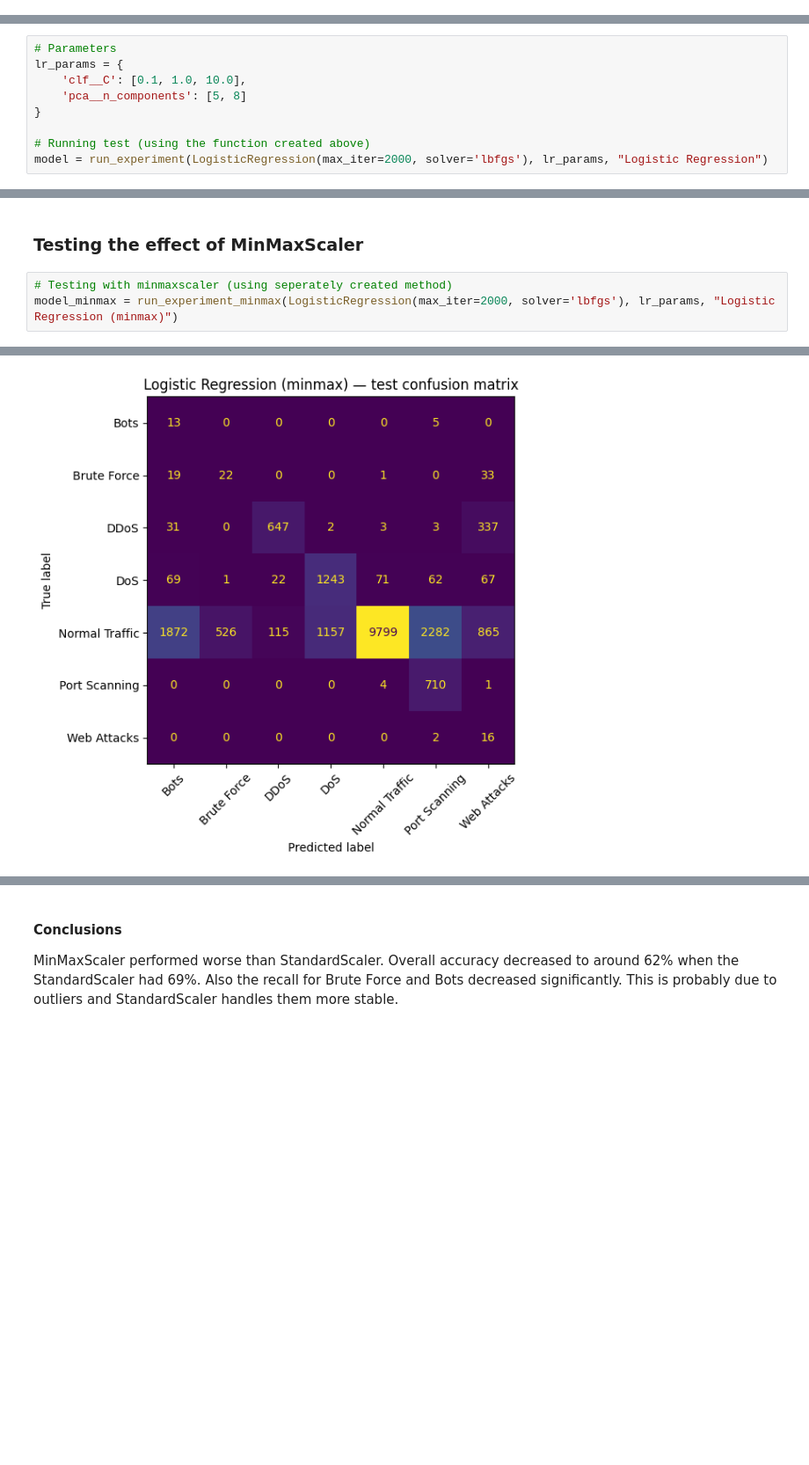
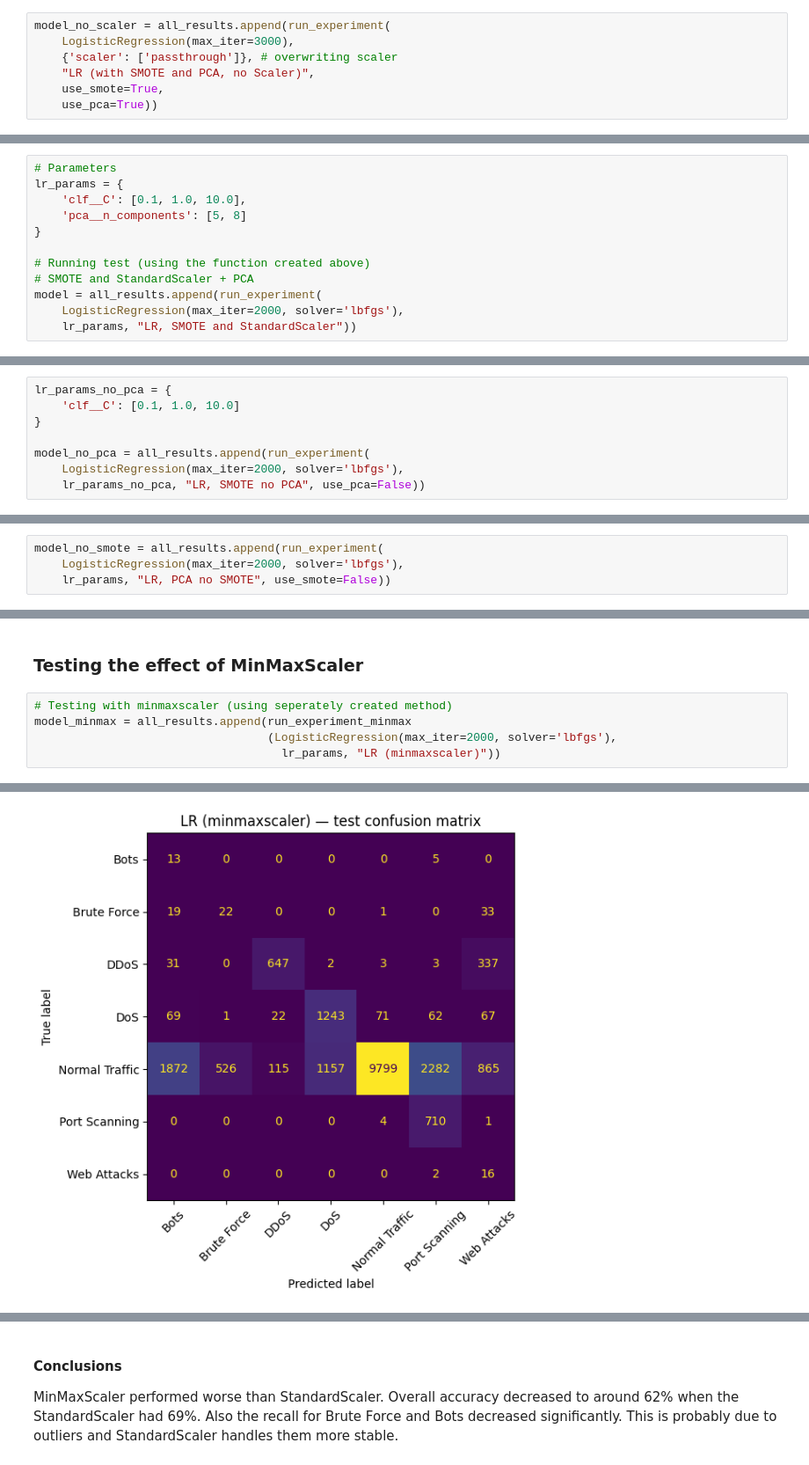
Before and after one commit to LottaSofiaK/AppliedMachineLearningGroup22, a Jupyter notebook: Jenna_LR.ipynb, the cells around one changed output, grey strips where cells are left out. Shown at 88% size. Drawn from its saved outputs; the diff is of its cells as text; blank space fills up the shorter version.

```diff
--- a/Jenna_LR.ipynb
+++ b/Jenna_LR.ipynb
@@ -221,0 +213,7 @@ Please also refer to the documentation for alternative solver options:
+# %%
+model_no_scaler = all_results.append(run_experiment(
+    LogisticRegression(max_iter=3000),
+    {'scaler': ['passthrough']}, # overwriting scaler
+    "LR (with SMOTE and PCA, no Scaler)",
+    use_smote=True,
+    use_pca=True))
@@ -276,6 +261,9 @@ lr_params = {
 }
 
 # Running test (using the function created above)
-model = run_experiment(LogisticRegression(max_iter=2000, solver='lbfgs'), lr_params, "Logistic Regression")
+# SMOTE and StandardScaler + PCA
+model = all_results.append(run_experiment(
+    LogisticRegression(max_iter=2000, solver='lbfgs'),
+    lr_params, "LR, SMOTE and StandardScaler"))
 # %% [output]
 Fitting 5 folds for each of 6 candidates, totalling 30 fits
@@ -299,0 +290,8 @@ Normal Traffic      0.997     0.665     0.798     16616
+# %%
+lr_params_no_pca = {
+    'clf__C': [0.1, 1.0, 10.0]
+}
+
+model_no_pca = all_results.append(run_experiment(
+    LogisticRegression(max_iter=2000, solver='lbfgs'),
+    lr_params_no_pca, "LR, SMOTE no PCA", use_pca=False))
@@ -299,0 +320,4 @@ Normal Traffic      0.997     0.665     0.798     16616
+# %%
+model_no_smote = all_results.append(run_experiment(
+    LogisticRegression(max_iter=2000, solver='lbfgs'),
+    lr_params, "LR, PCA no SMOTE", use_smote=False))
@@ -307,7 +351,9 @@ Although with SMOTE and scaling it has false alarms and it predicts some of Norm
 ### Testing the effect of MinMaxScaler
 # %%
 # Testing with minmaxscaler (using seperately created method)
-model_minmax = run_experiment_minmax(LogisticRegression(max_iter=2000, solver='lbfgs'), lr_params, "Logistic Regression (minmax)")
+model_minmax = all_results.append(run_experiment_minmax
+                                  (LogisticRegression(max_iter=2000, solver='lbfgs'),
+                                    lr_params, "LR (minmaxscaler)"))
 # %% [output]
 Fitting 5 folds for each of 6 candidates, totalling 30 fits
-[figure, old version]
+[figure, new version]
```
Also changed, not shown: parts of 19 cells of this notebook.
